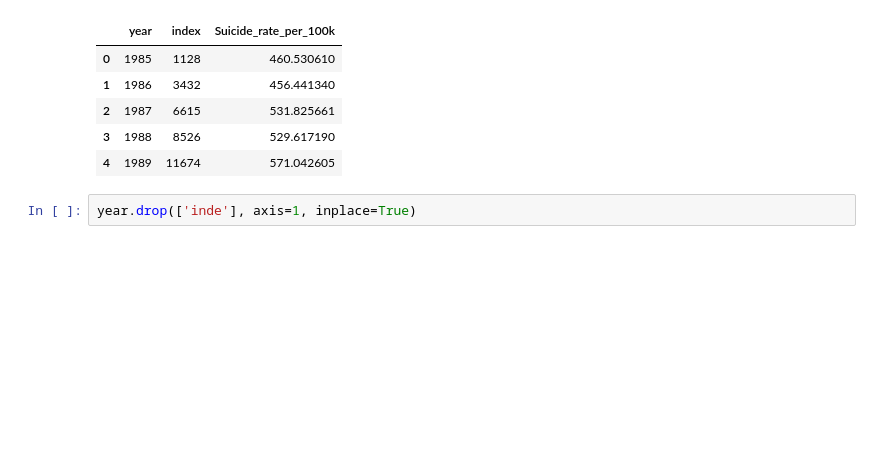
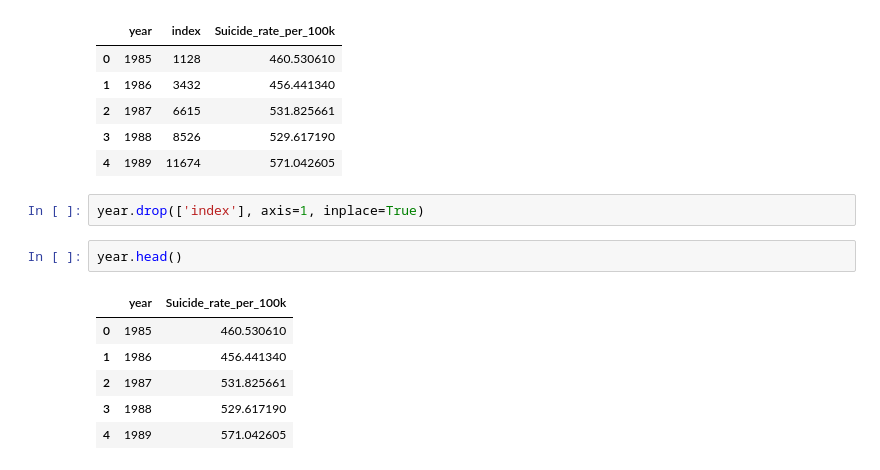
Before and after one commit to EJohnson7/ETL, a Jupyter notebook: Jupyter Notebook and more/kaggle.ipynb, the cells around one changed output. Cells and saved outputs as stored; diff of their text form; blank space fills up the shorter version.

```diff
--- a/Jupyter Notebook and more/kaggle.ipynb
+++ b/Jupyter Notebook and more/kaggle.ipynb
@@ -192,7 +192,16 @@ year.head()
 | 3 | 1988 | 8526 | 529.617190 |
 | 4 | 1989 | 11674 | 571.042605 |
 # %%
-year.drop(['inde'], axis=1, inplace=True)
+year.drop(['index'], axis=1, inplace=True)
+# %%
+year.head()
+# %% [output]
+|  | year | Suicide_rate_per_100k |
+| 0 | 1985 | 460.530610 |
+| 1 | 1986 | 456.441340 |
+| 2 | 1987 | 531.825661 |
+| 3 | 1988 | 529.617190 |
+| 4 | 1989 | 571.042605 |
 # %%
 import matplotlib
 import matplotlib.pyplot as plt
```
Also changed, not shown: parts of 1 cell of this notebook.
